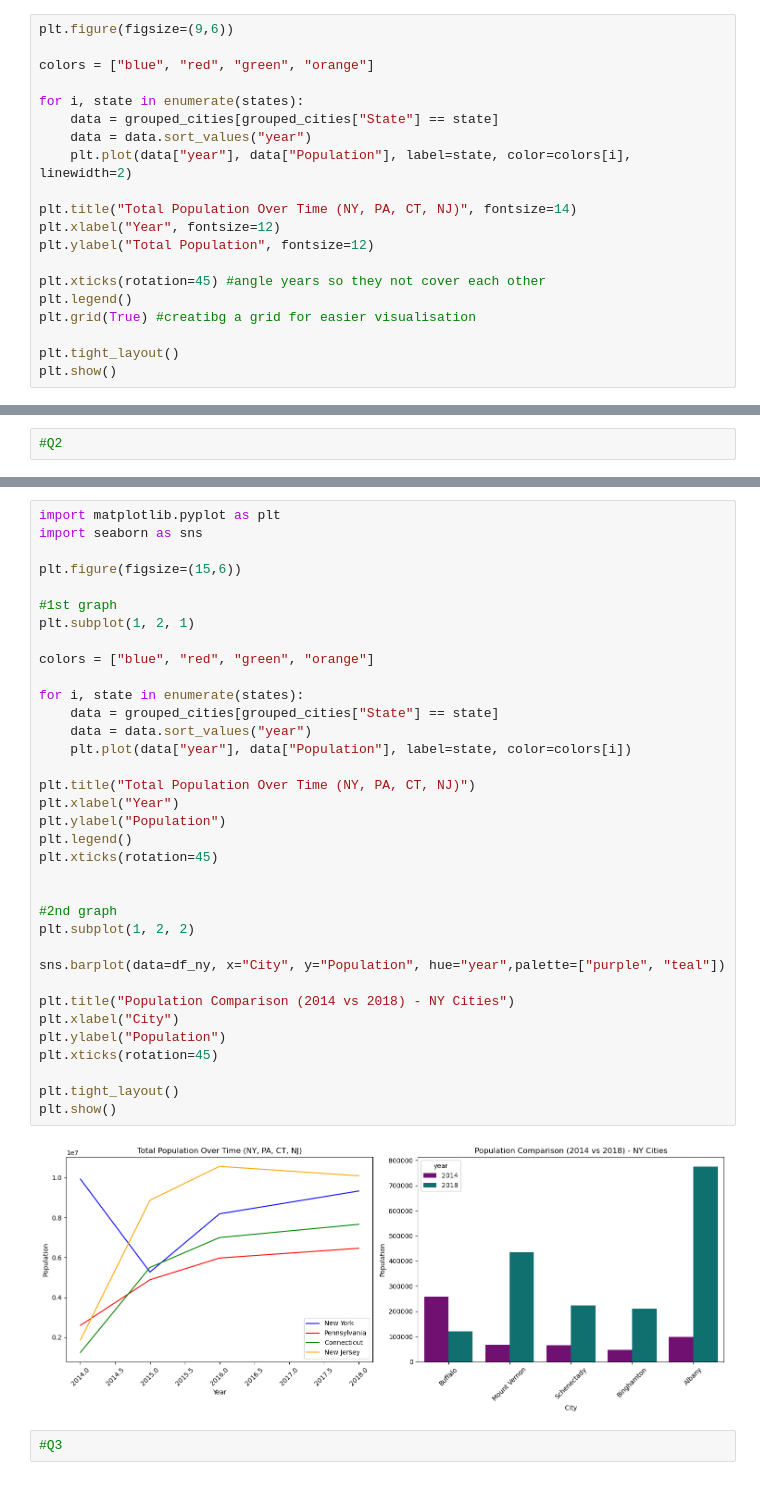
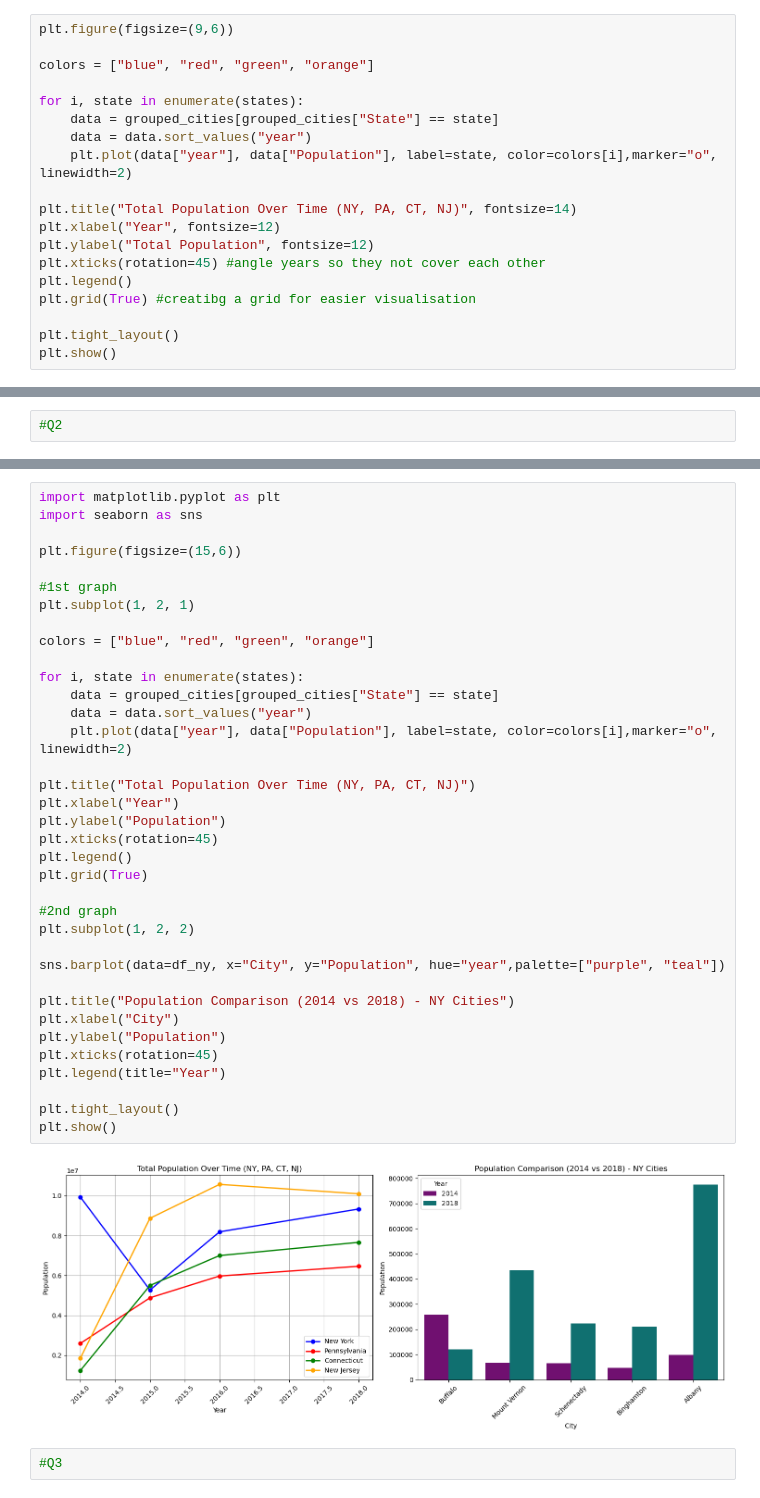
Before and after one commit to ProfKaltenberg/weekly-task-5-hikostra, a Jupyter notebook: weekly task 5/Weekly Task 5.ipynb, the cells around one changed output, grey strips where cells are left out. Drawn from its saved outputs; the diff is of its cells as text.

```diff
--- a/weekly task 5/Weekly Task 5.ipynb
+++ b/weekly task 5/Weekly Task 5.ipynb
@@ -84,12 +84,11 @@ colors = ["blue", "red", "green", "orange"]
 for i, state in enumerate(states):
     data = grouped_cities[grouped_cities["State"] == state]
     data = data.sort_values("year")
-    plt.plot(data["year"], data["Population"], label=state, color=colors[i], linewidth=2)
+    plt.plot(data["year"], data["Population"], label=state, color=colors[i],marker="o", linewidth=2)
 
 plt.title("Total Population Over Time (NY, PA, CT, NJ)", fontsize=14)
 plt.xlabel("Year", fontsize=12)
 plt.ylabel("Total Population", fontsize=12)
-
 plt.xticks(rotation=45) #angle years so they not cover each other
 plt.legend()
 plt.grid(True) #creatibg a grid for easier visualisation
@@ -128,37 +126,38 @@ import seaborn as sns
 
 plt.figure(figsize=(15,6))
 
 #1st graph
 plt.subplot(1, 2, 1)
 
 colors = ["blue", "red", "green", "orange"]
 
 for i, state in enumerate(states):
     data = grouped_cities[grouped_cities["State"] == state]
     data = data.sort_values("year")
-    plt.plot(data["year"], data["Population"], label=state, color=colors[i])
+    plt.plot(data["year"], data["Population"], label=state, color=colors[i],marker="o", linewidth=2)
 
 plt.title("Total Population Over Time (NY, PA, CT, NJ)")
 plt.xlabel("Year")
 plt.ylabel("Population")
+plt.xticks(rotation=45)
 plt.legend()
-plt.xticks(rotation=45)
-
+plt.grid(True)
 
 #2nd graph
 plt.subplot(1, 2, 2)
 
 sns.barplot(data=df_ny, x="City", y="Population", hue="year",palette=["purple", "teal"])
 
 plt.title("Population Comparison (2014 vs 2018) - NY Cities")
 plt.xlabel("City")
 plt.ylabel("Population")
 plt.xticks(rotation=45)
+plt.legend(title="Year")
 
 plt.tight_layout()
 plt.show()
 # %% [output]
-[figure, old version]
+[figure, new version]
 # %%
 #Q3
 # %%
```
Also changed, not shown: parts of 2 cells of this notebook.
